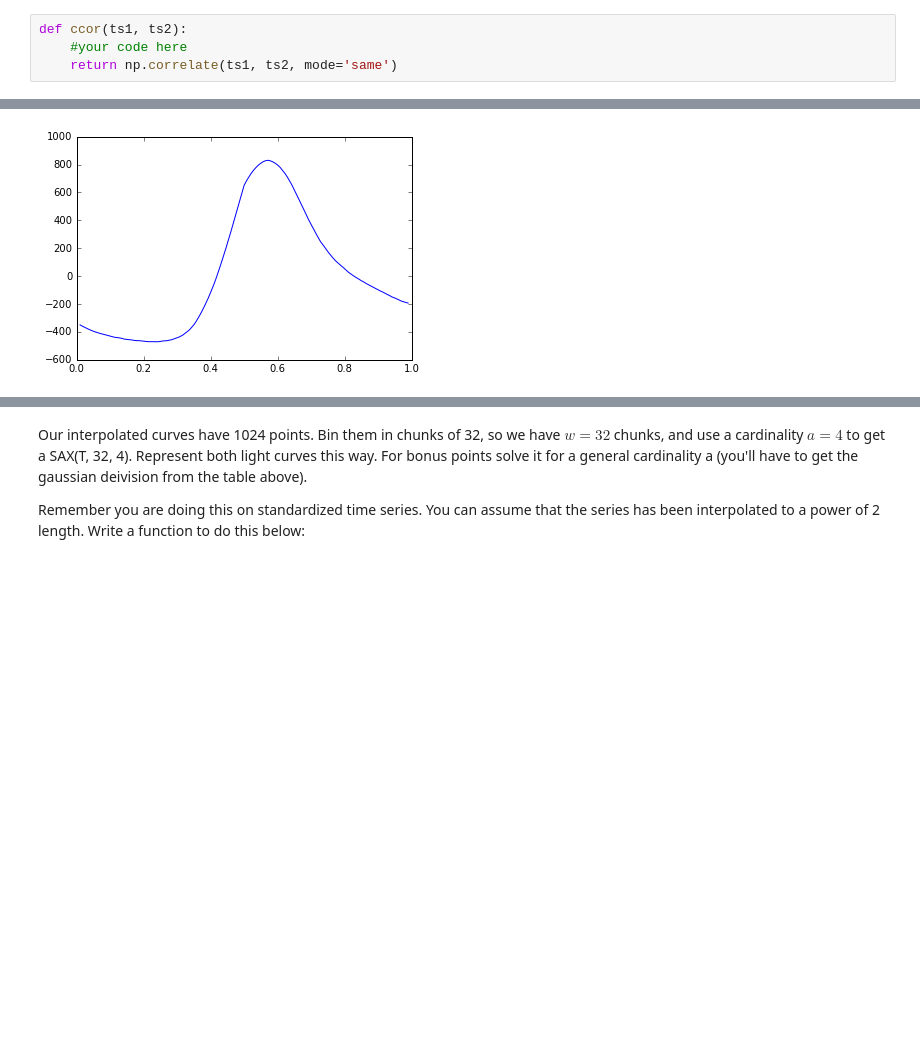
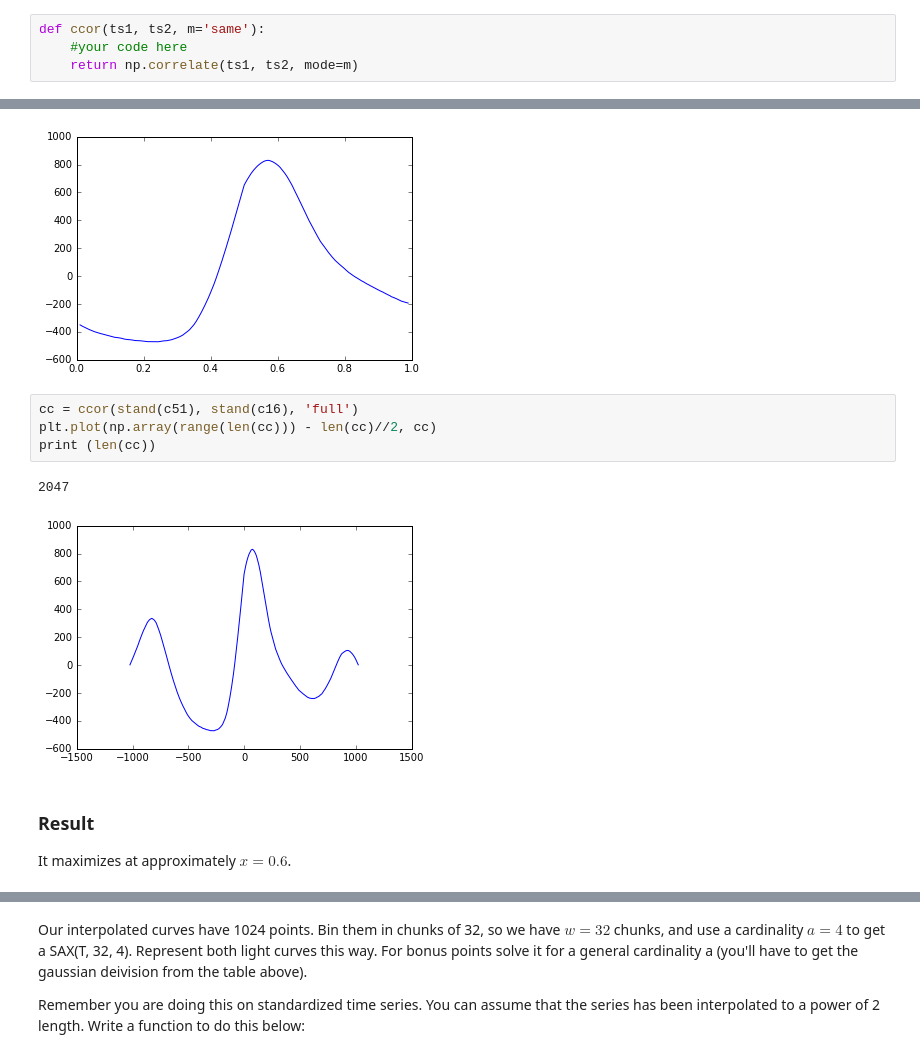
Before and after one commit to foo-bar-baz-qux/cs207, a Jupyter notebook: labs/distribute_TSAnalysisLab.ipynb, the cells around one changed output, grey strips where cells are left out. Saved outputs shown, nothing was run; the diff lists cells and outputs as text; blank space fills up the shorter version.

```diff
--- a/labs/distribute_TSAnalysisLab.ipynb
+++ b/labs/distribute_TSAnalysisLab.ipynb
@@ -31,9 +31,9 @@ def stand(x):
 # %% [markdown]
 Write a function that takes two time seroes and uses the fourier method to calculate a cross-correlation function
 # %%
-def ccor(ts1, ts2):
+def ccor(ts1, ts2, m='same'):
     #your code here
-    return np.correlate(ts1, ts2, mode='same')
+    return np.correlate(ts1, ts2, mode=m)
 # %% [markdown]
 We plot the correlation function. Where does it maximize?
 # %%
@@ -47,6 +47,16 @@ plt.plot(x1, cc)
 [ 0.01        0.01095797  0.01191593 ...,  0.98808407  0.98904203  0.99      ] 1024
 [<matplotlib.lines.Line2D at 0x...>]
 [figure]
+# %%
+cc = ccor(stand(c51), stand(c16), 'full')
+plt.plot(np.array(range(len(cc))) - len(cc)//2, cc)
+print (len(cc))
+# %% [output]
+2047
+[figure, added]
+# %% [markdown]
+### Result
+It maximizes at approximately $x=0.6$.
 # %% [markdown]
 ## Q2. Dimensionality reduction with SAX
 
```
